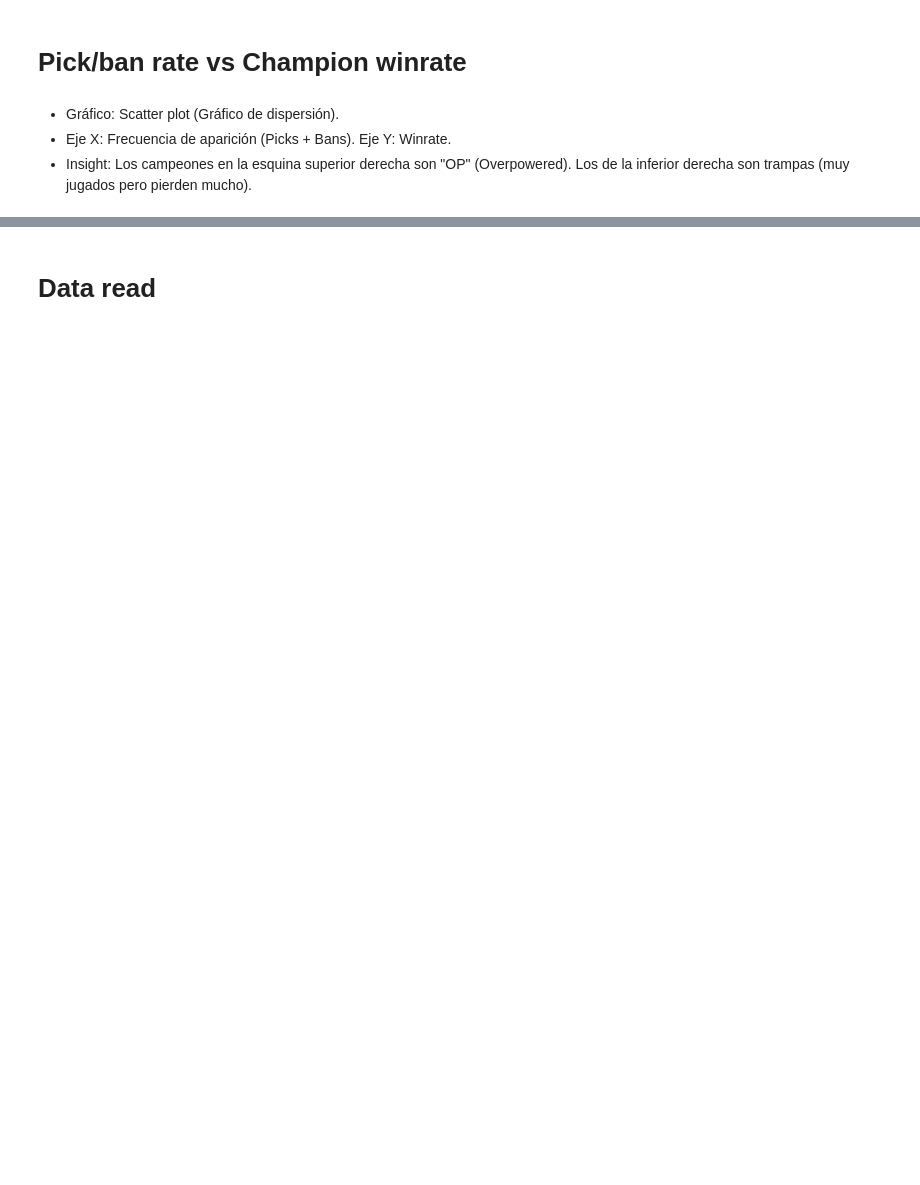
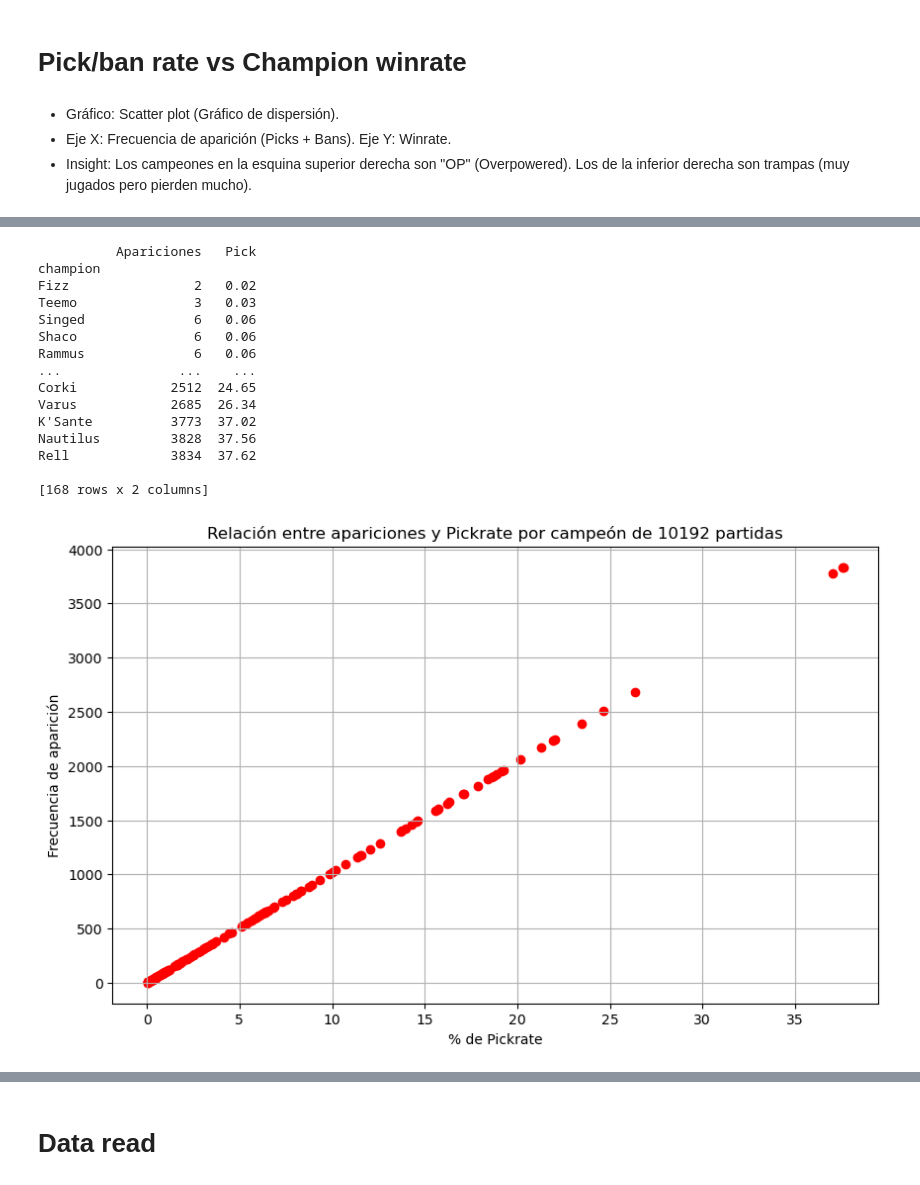
Before and after one commit to HAGSO2/Lol-Winrate-calc, a Jupyter notebook: Pre-procesing data/Pick ban rate vs champion winrate.ipynb, the cells around one changed output, grey strips where cells are left out. Drawn from its saved outputs; the diff is of its cells as text; code cells hidden in the pictures; blank space fills up the shorter version.

```diff
--- a/Pre-procesing data/Pick ban rate vs champion winrate.ipynb
+++ b/Pre-procesing data/Pick ban rate vs champion winrate.ipynb
@@ -21,0 +26,7 @@ warnings.filterwarnings('ignore', category=UserWarning, message='.*X does not ha
+# %%
+año = "2024"
+df = pd.read_csv(f"../Data/Raw Data/{año}_LoL_esports_match_data_from_OraclesElixir.csv",low_memory=False)
+# %%
+# Total de partidas
+partidas_totales = int(df["gameid"].value_counts().sum()/12)
+print(partidas_totales)
@@ -21,0 +35,3 @@ warnings.filterwarnings('ignore', category=UserWarning, message='.*X does not ha
+# %%
+# Mantener solo los jugadores (participantes 1-10)
+df = df[df["participantid"].between(1, 10)]
@@ -21,0 +88,38 @@ warnings.filterwarnings('ignore', category=UserWarning, message='.*X does not ha
+# %%
+scatter_estadisticas = df.groupby("champion").agg(
+    Apariciones=("champion", "count")
+)
+
+Pick = pickrate(partidas_totales, scatter_estadisticas["Apariciones"])
+scatter_estadisticas["Pick"] = Pick
+print(scatter_estadisticas.sort_values(by="Pick"))
+plt.figure(figsize=(10,6))
+plt.scatter(
+    scatter_estadisticas["Pick"],
+    scatter_estadisticas["Apariciones"],
+    color="red"
+)
+
+plt.xlabel("% de Pickrate")
+plt.ylabel("Frecuencia de aparición")
+plt.title(f"Relación entre apariciones y Pickrate por campeón de {partidas_totales} partidas")
+plt.grid(True)
+
+plt.show()
+# %% [output]
+          Apariciones   Pick
+champion
+Fizz                2   0.02
+Teemo               3   0.03
+Singed              6   0.06
+Shaco               6   0.06
+Rammus              6   0.06
+...               ...    ...
+Corki            2512  24.65
+Varus            2685  26.34
+K'Sante          3773  37.02
+Nautilus         3828  37.56
+Rell             3834  37.62
+
+[168 rows x 2 columns]
+[figure, added]
```
Also changed, not shown: parts of 33 cells of this notebook.
